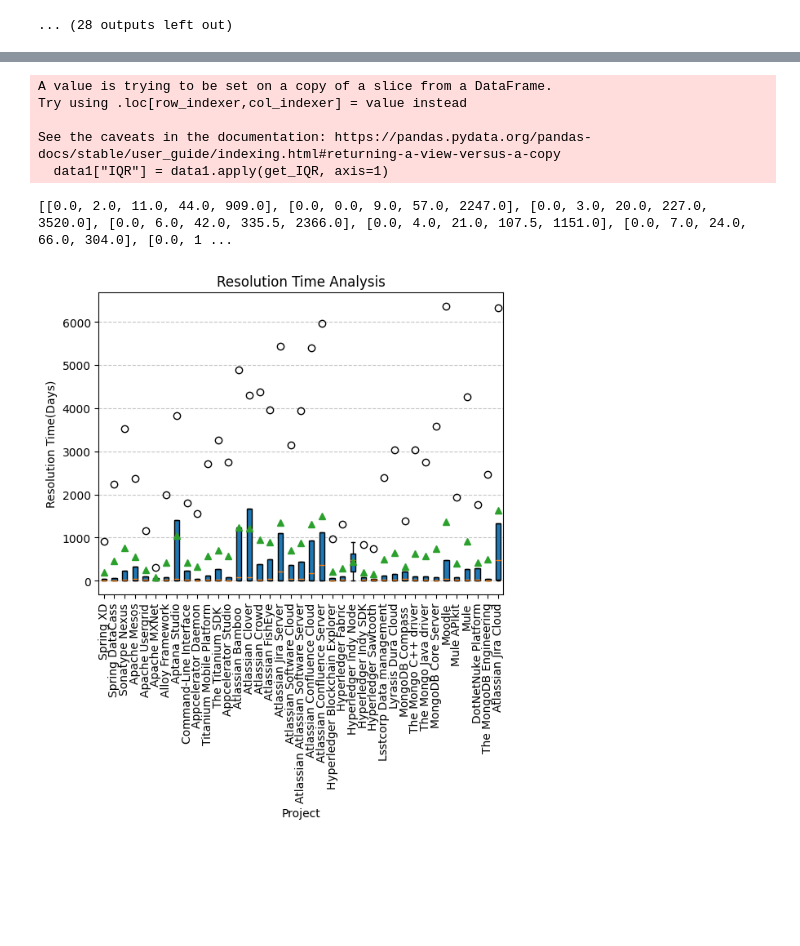
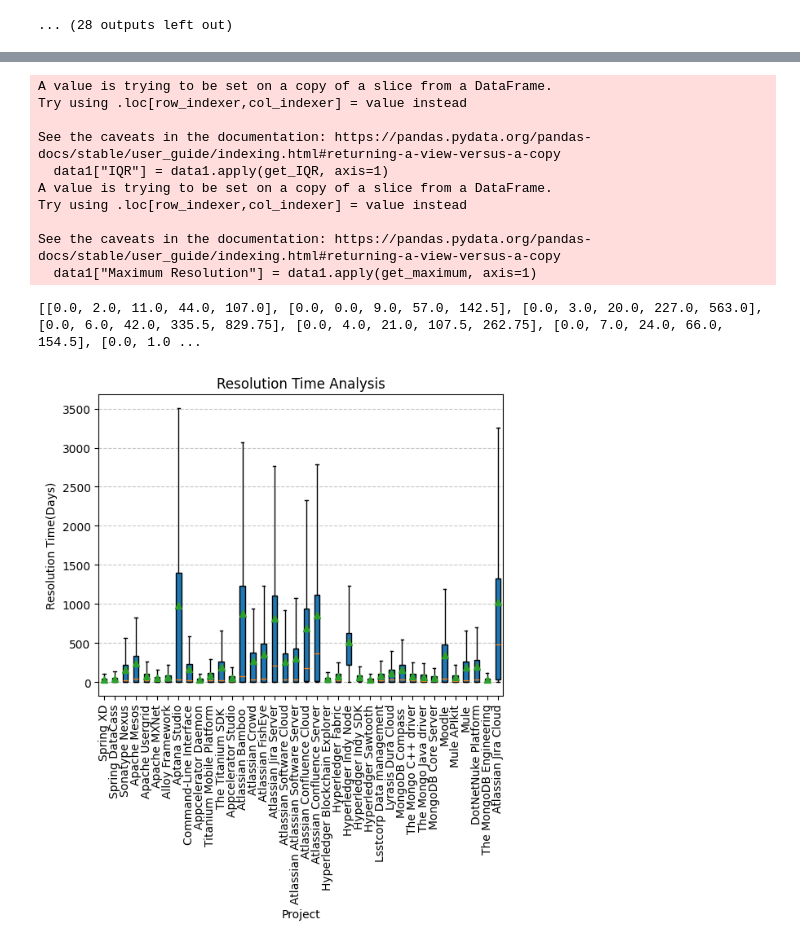
Before and after one commit to Mohamedizzath/TAWOS-Dataset-Analysis, a Jupyter notebook: Project-Status.ipynb, the cells around one changed output, grey strips where cells are left out. Saved outputs shown, nothing was run; the diff lists cells and outputs as text; code cells hidden in the pictures; blank space fills up the shorter version.

```diff
--- a/Project-Status.ipynb
+++ b/Project-Status.ipynb
@@ -138,10 +138,10 @@ file.close()
 def generate_analysis(df, project_name):
     # Analysing Total number of issues
     print(f"{project_name} Analysis")
-    total_number_issues = df.size
-    total_number_completed_issues = df[(df["Updated Status"] == "completed")].size
-    total_number_progress_issues = df[(df["Updated Status"] == "in_progress")].size
-    total_number_blocked_issues = df[(df["Updated Status"] == "blocked")].size
+    total_number_issues = df.shape[0]
+    total_number_completed_issues = df[(df["Updated Status"] == "completed")].shape[0]
+    total_number_progress_issues = df[(df["Updated Status"] == "in_progress")].shape[0]
+    total_number_blocked_issues = df[(df["Updated Status"] == "blocked")].shape[0]
     # Stats about completing a issue
     df["Resolution_Time"] = df.apply(generate_resolution_days, axis=1)
     resolution_time_quartiles_q1 = df["Resolution_Time"].quantile(0.25)
@@ -231,39 +231,46 @@ data1 = df4[["Project Name", "Minimum Resolution Time", "Resolution Time(Q1/days
 
 data1["IQR"] = data1.apply(get_IQR, axis=1)
 # data1["Minmum Resolution"] = data1.apply(get_minmum, axis=1)
-# data1["Maximum Resolution"] = data1.apply(get_maximum, axis=1)
+data1["Maximum Resolution"] = data1.apply(get_maximum, axis=1)
+
+data1 = data1.loc[lambda df: df["Project Name"] != "Atlassian Clover"]
 
 # Generate box plot data
-boxplot_data = data1[["Project Name", "Resolution Time(Q1/days)", "Resolution Time(Q2/days)", "Resolution Time(Q3/days)", "IQR", "Minimum Resolution Time", "Maximum Resolution Time"]]
+boxplot_data = data1[["Project Name", "Resolution Time(Q1/days)", "Resolution Time(Q2/days)", "Resolution Time(Q3/days)", "IQR", "Minimum Resolution Time", "Maximum Resolution"]]
 
 custom_boxes = []
 for index, group in boxplot_data.iterrows():
-    custom_boxes.append([group["Minimum Resolution Time"], group["Resolution Time(Q1/days)"], group["Resolution Time(Q2/days)"], group["Resolution Time(Q3/days)"], group["Maximum Resolution Time"]])
+    custom_boxes.append([group["Minimum Resolution Time"], group["Resolution Time(Q1/days)"], group["Resolution Time(Q2/days)"], group["Resolution Time(Q3/days)"], group["Maximum Resolution"]])
 
 # Plot boxplots
 fig, ax = plt.subplots()
 labels = data1["Project Name"]  # Group labels
 ax.boxplot(
     custom_boxes,
     labels=labels,
     showmeans=True,   # Optional: Show mean markers
     patch_artist=True # Fill boxplots with color
 )
 
 print(custom_boxes)
 
 # Customize the plot
 plt.title("Resolution Time Analysis")
 plt.xticks(rotation=90)
 plt.xlabel("Project")
 plt.ylabel("Resolution Time(Days)")
 plt.grid(axis="y", linestyle="--", alpha=0.7)
 plt.show()
 # %% [output]
 A value is trying to be set on a copy of a slice from a DataFrame.
 Try using .loc[row_indexer,col_indexer] = value instead
 
 See the caveats in the documentation: https://pandas.pydata.org/pandas-docs/stable/user_guide/indexing.html#returning-a-view-versus-a-copy
   data1["IQR"] = data1.apply(get_IQR, axis=1)
+A value is trying to be set on a copy of a slice from a DataFrame.
+Try using .loc[row_indexer,col_indexer] = value instead
+
+See the caveats in the documentation: https://pandas.pydata.org/pandas-docs/stable/user_guide/indexing.html#returning-a-view-versus-a-copy
+  data1["Maximum Resolution"] = data1.apply(get_maximum, axis=1)
-[[0.0, 2.0, 11.0, 44.0, 909.0], [0.0, 0.0, 9.0, 57.0, 2247.0], [0.0, 3.0, 20.0, 227.0, 3520.0], [0.0, 6.0, 42.0, 335.5, 2366.0], [0.0, 4.0, 21.0, 107.5, 1151.0], [0.0, 7.0, 24.0, 66.0, 304.0], [0.0, 1 ...
+[[0.0, 2.0, 11.0, 44.0, 107.0], [0.0, 0.0, 9.0, 57.0, 142.5], [0.0, 3.0, 20.0, 227.0, 563.0], [0.0, 6.0, 42.0, 335.5, 829.75], [0.0, 4.0, 21.0, 107.5, 262.75], [0.0, 7.0, 24.0, 66.0, 154.5], [0.0, 1.0 ...
-[figure, old version]
+[figure, new version]
```
Also changed, not shown: parts of 4 cells of this notebook, 7 other files.
